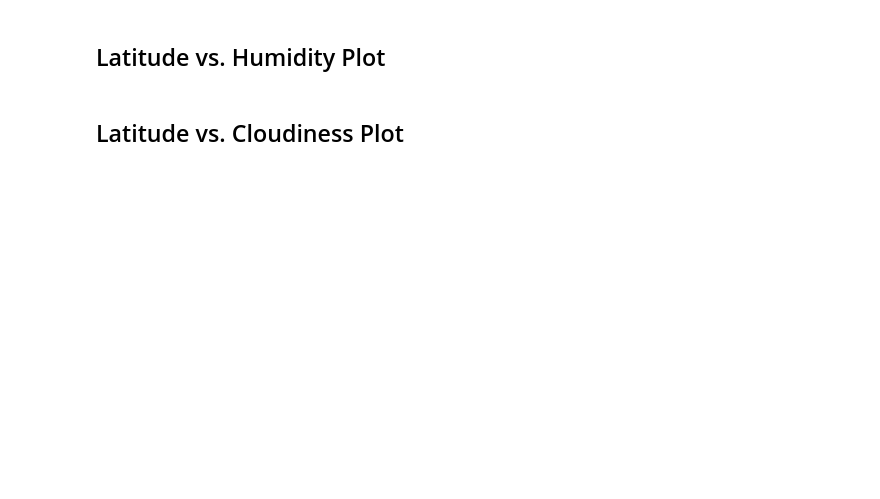
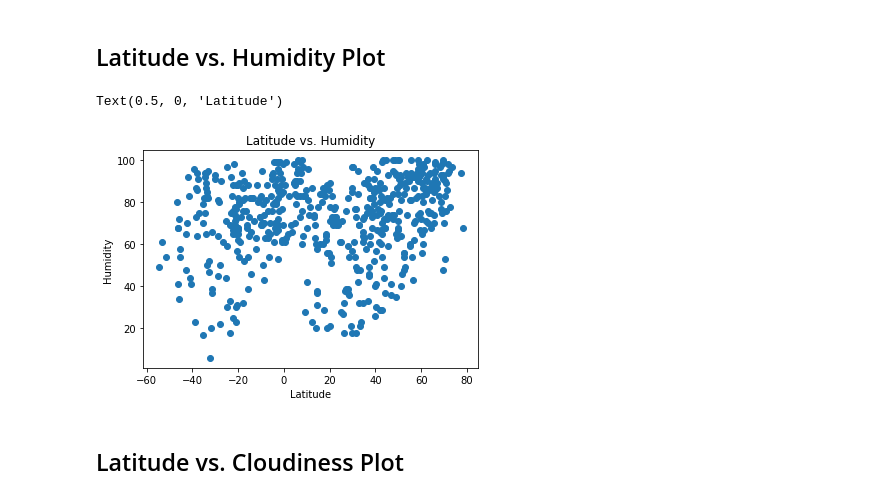
Before and after one commit to Sophstep2015/python-api-challenge, a Jupyter notebook: WeatherPy.ipynb, the cells around one changed output. Drawn from its saved outputs; the diff is of its cells as text; code cells hidden in the pictures; blank space fills up the shorter version.

```diff
--- a/WeatherPy.ipynb
+++ b/WeatherPy.ipynb
@@ -147,4 +184,23 @@ Skip this step if there are no cities that have humidity > 100%.
 # %% [markdown]
 ## Latitude vs. Humidity Plot
+# %%
+# Generate a scatter plot of Latitude vs. Temperature Plot
+
+#x values
+Latitude = weather['Latitude']
+
+#y values
+humidity = weather['Humidity']
+
+#Establish Scatter Plot
+plt.scatter(Latitude, humidity)
+
+#Chart Formating
+plt.title("Latitude vs. Humidity")
+plt.ylabel("Humidity")
+plt.xlabel("Latitude")
+# %% [output]
+Text(0.5, 0, 'Latitude')
+[figure, added]
 # %% [markdown]
 ## Latitude vs. Cloudiness Plot
```
Also changed, not shown: parts of 10 cells of this notebook, 1 other file.
